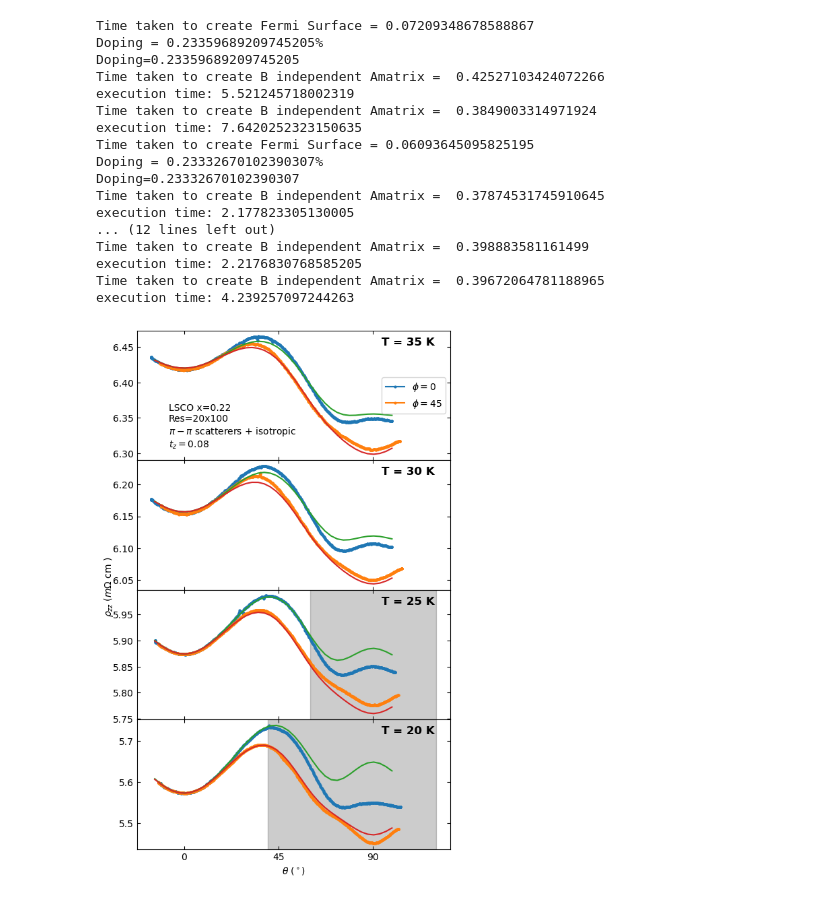
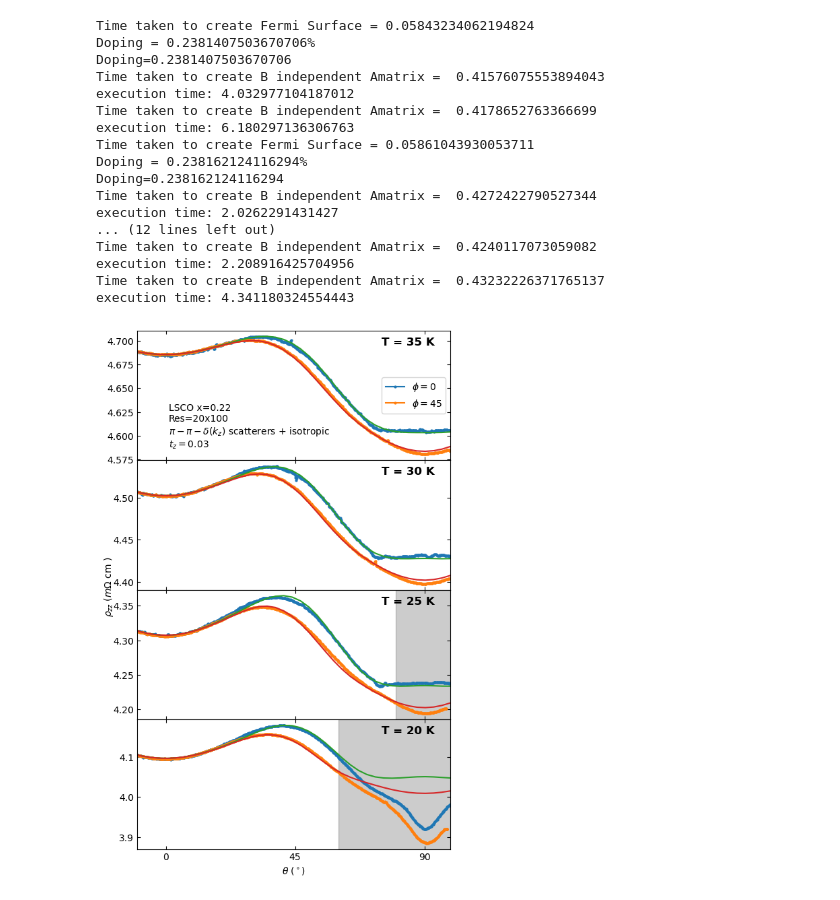
Before and after one commit to sahaskamat/boltzmann_transport, a Jupyter notebook: fitting/plot_pipizero.ipynb, the cells around one changed output. Cells and saved outputs as stored; diff of their text form; code cells hidden in the pictures.

Commit message:
added a pipidelta scatterering kernel and support for delta-in-kz scattering

```diff
--- a/fitting/plot_pipizero.ipynb
+++ b/fitting/plot_pipizero.ipynb
@@ -8,14 +8,14 @@ from transport.makesigmalist import makelist_parallel,makelist_serial
 from time import time
 # %%
 #(Tzmultvalue,invtau_iso,strength,spread_xy,spread_z,n)
-params35 = (0.08909408166377256,14.209206295298944,18.24494566639724,0.1369513035574913,0.39998155616933706,2.318873746507372)
-params30 = (0.08072599477597432,12.56784244076325,16.610774375940203,0.11172046324944028,0.3944838562322481,1.4988975767416477)
-params25 = (0.07982012403809262,11.383082365304796,19.31353163815875,0.1108462586297366,0.389240440609169,1.6456242020189809)
-params20 = (0.08248786694588084,10.308244646221784,23.465587422177066,0.1130027049463506,0.3829779805501651,1.8068669855704087)
+params35 = (0.03440039775905757,10.067520224261962,263803.676305314,0.13198896044913613,4.371680458121389)
+params30 = (0.033369871920650995,9.0583774685104,564393.5399989765,0.13598510117993956,5.1668009899239635)
+params25 = (0.03189647980237115,7.873773300105872,712719.5316268859,0.13954769682275667,5.798434445945669)
+params20 = (0.03148530912809664,7.267009029215178,1110869.5887609161,0.14425692694831663,7.389590020484316)
 
 paramslist = [params20,params25,params30,params35]
-thetamax = [99,99,60,45]
-sample = "2601C"
+thetamax = [99,99,99,60]
+sample = "2511A"
 # %%
 def create_data(params):
 
@@ -25,13 +25,13 @@ def create_data(params):
     res_z = 20
     res_xy = 100
 
-    mumultvalue=0.805
+    mumultvalue=0.81
 
-    Tzmultvalue,invtau_iso,strength,spread_xy,spread_z,n = params
+    Tzmultvalue,invtau_iso,strength,spread_xy,n = params
 
     plotScattering=False
 
-    dispersionInstance = dispersion.LSCOdispersion(T= 190e-3,T1multvalue=-0.134,T11multvalue=0.067,Tzmultvalue=Tzmultvalue,mumultvalue=mumultvalue)
+    dispersionInstance = dispersion.LSCOdispersion(T= 190e-3,T1multvalue=-0.132,T11multvalue=0.066,Tzmultvalue=Tzmultvalue,mumultvalue=mumultvalue)
     FSorbitsInstance = orbitcreation.fermiSurfaceOrbits(res_z,res_xy,dispersionInstance,True)
     starttime = time()
     FSorbitsInstance.createFS(tilingformat="variable",alpha=0.1,parallelised=False)
@@ -41,11 +41,10 @@ def create_data(params):
 
     def create_rhozz(phi,Bmag,scattering_in=True):
         phi_rad = np.deg2rad(phi)
-        if scattering_in: conductivityInstance = conductivity.Conductivity(dispersionInstance,FSorbitsInstance,invtau_iso=invtau_iso,plotScattering=False)
-        else: conductivityInstance = conductivity.Conductivity(dispersionInstance,FSorbitsInstance,invtau_iso=invtau_iso,plotScattering=plotScattering)
+        conductivityInstance = conductivity.Conductivity(dispersionInstance,FSorbitsInstance,invtau_iso=invtau_iso,delta_in_k=True)
         starttime = time()
         conductivityInstance.createAmatrix_Bindependent_isotropic()
-        conductivityInstance.create_Hfunc(scatteringmodel="pipizero",strength=strength,spread_xy=spread_xy,spread_z=spread_z,n=n)
+        conductivityInstance.create_Hfunc(scatteringmodel="pipidelta",strength=strength,spread_xy=spread_xy,n=n)
         conductivityInstance.createAmatrix_Bindependent_fwdscatter_out()
         if scattering_in: conductivityInstance.createAmatrix_Bindependent_fwdscatter_in()
         endtime = time()
@@ -88,38 +87,38 @@ fit_phi0_25K,fit_phi45_25K,fit_theta_25K = create_data(params25)
 fit_phi0_30K,fit_phi45_30K,fit_theta_30K = create_data(params30)
 fit_phi0_35K,fit_phi45_35K,fit_theta_35K = create_data(params35)
 # %% [output]
-Time taken to create Fermi Surface = 0.07209348678588867
-Doping = 0.23359689209745205%
-Doping=0.23359689209745205
-Time taken to create B independent Amatrix =  0.42527103424072266
-execution time: 5.521245718002319
-Time taken to create B independent Amatrix =  0.3849003314971924
-execution time: 7.6420252323150635
-Time taken to create Fermi Surface = 0.06093645095825195
-Doping = 0.23332670102390307%
-Doping=0.23332670102390307
-Time taken to create B independent Amatrix =  0.37874531745910645
-execution time: 2.177823305130005
+Time taken to create Fermi Surface = 0.05843234062194824
+Doping = 0.2381407503670706%
+Doping=0.2381407503670706
+Time taken to create B independent Amatrix =  0.41576075553894043
+execution time: 4.032977104187012
+Time taken to create B independent Amatrix =  0.4178652763366699
+execution time: 6.180297136306763
+Time taken to create Fermi Surface = 0.05861043930053711
+Doping = 0.238162124116294%
+Doping=0.238162124116294
+Time taken to create B independent Amatrix =  0.4272422790527344
+execution time: 2.0262291431427
 ... (12 lines left out)
-Time taken to create B independent Amatrix =  0.398883581161499
-execution time: 2.2176830768585205
-Time taken to create B independent Amatrix =  0.39672064781188965
-execution time: 4.239257097244263
+Time taken to create B independent Amatrix =  0.4240117073059082
+execution time: 2.208916425704956
+Time taken to create B independent Amatrix =  0.43232226371765137
+execution time: 4.341180324554443
 # %%
 #load data
 repository_directory = "C:/Users/Sahas/OneDrive/Documents/PhD data/Modelling/Python code/boltzmann_transport_git/boltzmann_transport/"
 
-data_theta_phi0_20K,data_phi0_20K = np.loadtxt(repository_directory+"data/admr_data/2601C/2601C_phi0_T20K_B45.0T.txt",unpack=True,skiprows=1,delimiter=",",usecols=(0,1))
-data_theta_phi45_20K ,data_phi45_20K= np.loadtxt(repository_directory+"data/admr_data/2601C/2601C_phi45_T20K_B45.0T.txt",unpack=True,skiprows=1,delimiter=",",usecols=(0,1))
+data_theta_phi0_20K,data_phi0_20K = np.loadtxt(repository_directory+"data/admr_data/2511A/2511A_phi0_T20K_B45.0T.txt",unpack=True,skiprows=1,delimiter=",",usecols=(0,1))
+data_theta_phi45_20K ,data_phi45_20K= np.loadtxt(repository_directory+"data/admr_data/2511A/2511A_phi45_T20K_B45.0T.txt",unpack=True,skiprows=1,delimiter=",",usecols=(0,1))
 
-data_theta_phi0_25K,data_phi0_25K = np.loadtxt(repository_directory+"data/admr_data/2601C/2601C_phi0_T25K_B45.0T.txt",unpack=True,skiprows=1,delimiter=",",usecols=(0,1))
-data_theta_phi45_25K,data_phi45_25K = np.loadtxt(repository_directory+"data/admr_data/2601C/2601C_phi45_T25K_B45.0T.txt",unpack=True,skiprows=1,delimiter=",",usecols=(0,1))
+data_theta_phi0_25K,data_phi0_25K = np.loadtxt(repository_directory+"data/admr_data/2511A/2511A_phi0_T25K_B45.0T.txt",unpack=True,skiprows=1,delimiter=",",usecols=(0,1))
+data_theta_phi45_25K,data_phi45_25K = np.loadtxt(repository_directory+"data/admr_data/2511A/2511A_phi45_T25K_B45.0T.txt",unpack=True,skiprows=1,delimiter=",",usecols=(0,1))
 
-data_theta_phi0_30K,data_phi0_30K = np.loadtxt(repository_directory+"data/admr_data/2601C/2601C_phi0_T30K_B45.0T.txt",unpack=True,skiprows=1,delimiter=",",usecols=(0,1))
-data_theta_phi45_30K,data_phi45_30K = np.loadtxt(repository_directory+"data/admr_data/2601C/2601C_phi45_T30K_B45.0T.txt",unpack=True,skiprows=1,delimiter=",",usecols=(0,1))
+data_theta_phi0_30K,data_phi0_30K = np.loadtxt(repository_directory+"data/admr_data/2511A/2511A_phi0_T30K_B45.0T.txt",unpack=True,skiprows=1,delimiter=",",usecols=(0,1))
+data_theta_phi45_30K,data_phi45_30K = np.loadtxt(repository_directory+"data/admr_data/2511A/2511A_phi45_T30K_B45.0T.txt",unpack=True,skiprows=1,delimiter=",",usecols=(0,1))
 
-data_theta_phi0_35K,data_phi0_35K = np.loadtxt(repository_directory+"data/admr_data/2601C/2601C_phi0_T35K_B45.0T.txt",unpack=True,skiprows=1,delimiter=",",usecols=(0,1))
-data_theta_phi45_35K,data_phi45_35K = np.loadtxt(repository_directory+"data/admr_data/2601C/2601C_phi45_T35K_B45.0T.txt",unpack=True,skiprows=1,delimiter=",",usecols=(0,1))
+data_theta_phi0_35K,data_phi0_35K = np.loadtxt(repository_directory+"data/admr_data/2511A/2511A_phi0_T35K_B45.0T.txt",unpack=True,skiprows=1,delimiter=",",usecols=(0,1))
+data_theta_phi45_35K,data_phi45_35K = np.loadtxt(repository_directory+"data/admr_data/2511A/2511A_phi45_T35K_B45.0T.txt",unpack=True,skiprows=1,delimiter=",",usecols=(0,1))
 # %%
 # FSorbitsInstance.plotpoints()
 # Using gridspec_kw to remove vertical and horizontal spacing between subplots
@@ -139,7 +138,7 @@ datas = [
     (data_theta_phi0_20K, data_phi0_20K, data_theta_phi45_20K, data_phi45_20K)
 ]
 
-axvspans = [None, None, (60, 120), (40, 120)]
+axvspans = [None, None, (80, 99), (60, 99)]
 temps = [35, 30, 25, 20]
 
 for i in range(4):
@@ -155,35 +154,37 @@ for i in range(4):
     axes[i].plot(theta45_dat, phi45_dat, ls="-", marker="o", ms=2, label=lbl_45)
 
     # Model (Column 0)
     theta_fit, phi0_fit, phi45_fit = fits[i]
     axes[i].plot(theta_fit, phi0_fit, ls="-")
     axes[i].plot(theta_fit, phi45_fit, ls="-")
 
     # Axvspan applies to Row 2 and Row 3 Data
     if axvspans[i]:
         axes[i].axvspan(axvspans[i][0], axvspans[i][1], alpha=0.2, color='black')
 
     # Formatting for all plots in current row
     axes[i].tick_params(direction='in', right=True, top=True)
 
 # Format y-ticks and labels
 # Y-label essentially in the middle of left side
 fig.text(0.04, 0.5, r"$\rho_{zz}$ ($m\Omega$ cm )", va='center', rotation='vertical')
 
 # X-axis label only for the bottom row and setting specific x-ticks
 axes[3].set_xlabel(r'$\theta$ ($^\circ$)')
 axes[3].set_xlabel(r'$\theta$ ($^\circ$)')
 axes[3].set_xticks([0, 45, 90])
 axes[3].set_xticks([0, 45, 90])
 
 # global plotting decoration
-axes[0].text(0.1, 0.1, f"LSCO x=0.22\nRes={20}x{100}\n$\pi-\pi$ scatterers + isotropic\n$t_z = 0.08$", fontsize=10, transform=axes[0].transAxes)
+axes[0].text(0.1, 0.1, f"LSCO x=0.22\nRes={20}x{100}\n$\pi-\pi-\delta(k_z)$ scatterers + isotropic\n$t_z = 0.03$", fontsize=10, transform=axes[0].transAxes)
 axes[0].legend()
+
+axes[0].set_xlim(-10,99)
 
 # Removed plt.tight_layout() because manual gridspec_kw handles tight packing
 plt.show()
 # %% [output]
-[figure, old version]
+[figure, new version]
 # %%
 def create_rho(params,Bmag):
     res_z = 20
```
Also changed, not shown: parts of 4 cells of this notebook, 10 other files.
